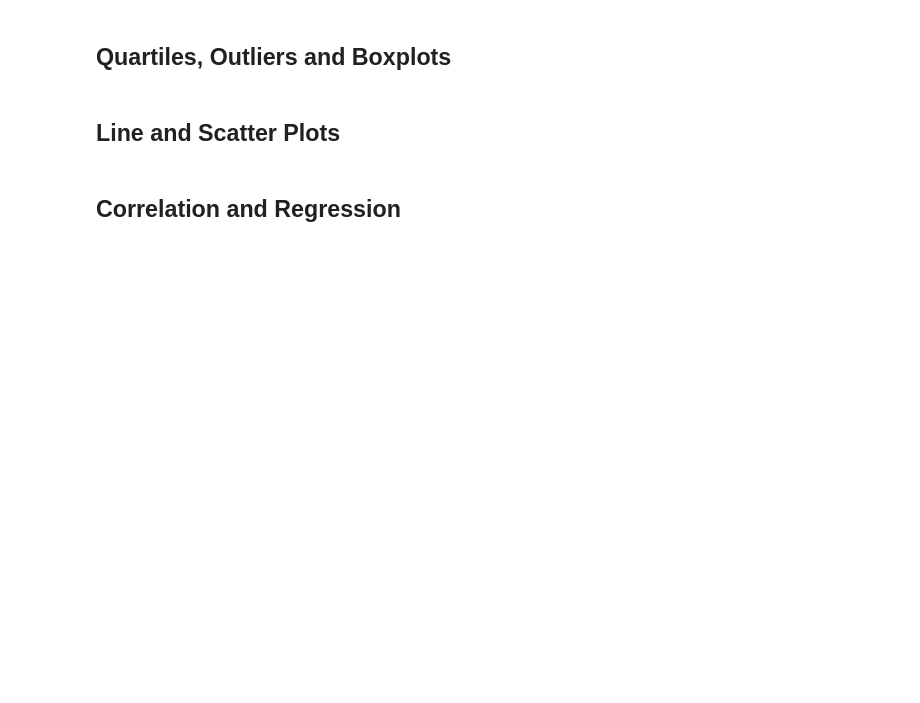
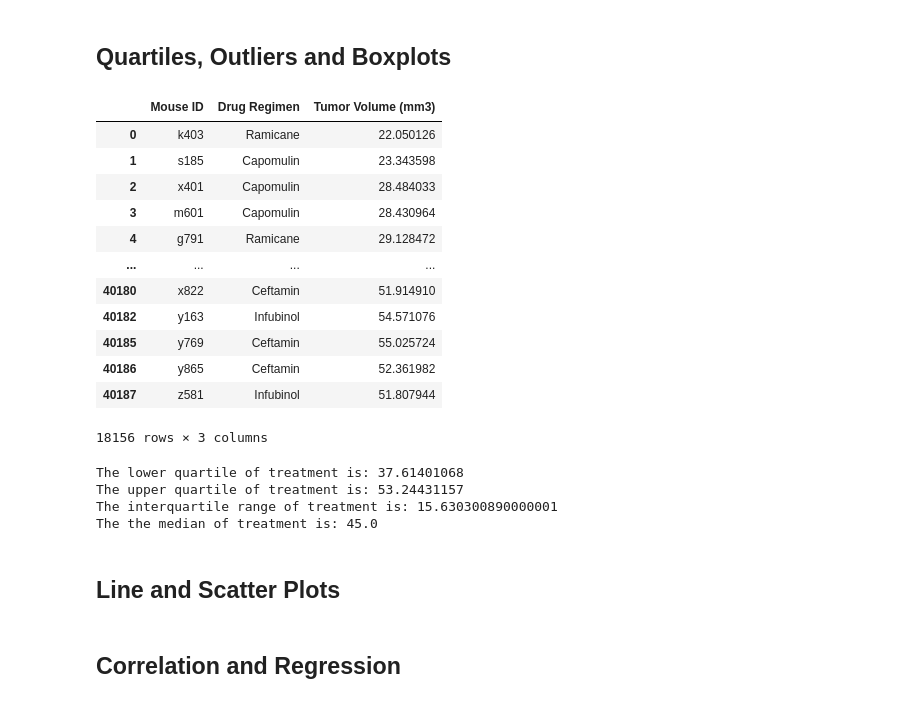
Before and after one commit to HaifaNajdawi/Matplotlib_The_power_of_plot, a Jupyter notebook: Pymaceuticals/pymaceuticals_starter.ipynb, the cells around one changed output. Cells and saved outputs as stored; diff of their text form; code cells hidden in the pictures; blank space fills up the shorter version.

Commit message:
Quartiles

```diff
--- a/Pymaceuticals/pymaceuticals_starter.ipynb
+++ b/Pymaceuticals/pymaceuticals_starter.ipynb
@@ -150,19 +169,50 @@ plt.show()
 # %%
 # Calculate the final tumor volume of each mouse across four of the treatment regimens:
 # Capomulin, Ramicane, Infubinol, and Ceftamin
 
+
 # Start by getting the last (greatest) timepoint for each mouse
-
-
+max_timepoint= clean_df.groupby('Mouse ID').max()["Timepoint"]
+max_timepoint
 # Merge this group df with the original dataframe to get the tumor volume at the last timepoint
+merge_df= pd.merge(max_timepoint,clean_df,on="Timepoint")
+tumor_vol = merge_df[(merge_df["Drug Regimen"] == 'Capomulin') | (merge_df["Drug Regimen"] == 'Ramicane') |
+(merge_df["Drug Regimen"] == 'Infubinol') | (merge_df["Drug Regimen"] == 'Ceftamin')
+]
+tumor_vol = tumor_vol[["Mouse ID","Drug Regimen","Tumor Volume (mm3)"]]
+tumor_vol
+# %% [output]
+|  | Mouse ID | Drug Regimen | Tumor Volume (mm3) |
+| 0 | k403 | Ramicane | 22.050126 |
+| 1 | s185 | Capomulin | 23.343598 |
+| 2 | x401 | Capomulin | 28.484033 |
+| 3 | m601 | Capomulin | 28.430964 |
+| 4 | g791 | Ramicane | 29.128472 |
+| ... | ... | ... | ... |
+| 40180 | x822 | Ceftamin | 51.914910 |
+| 40182 | y163 | Infubinol | 54.571076 |
+| 40185 | y769 | Ceftamin | 55.025724 |
+| 40186 | y865 | Ceftamin | 52.361982 |
+| 40187 | z581 | Infubinol | 51.807944 |
+18156 rows × 3 columns
 # %%
 # Put treatments into a list for for loop (and later for plot labels)
-
-
+tretment_list = tumor_vol["Drug Regimen"].unique().tolist()
+tretment_list
 # Create empty list to fill with tumor vol data (for plotting)
 
+tumor_vol_data = []
+# Calculate the IQR and quantitatively determine if there are any potential outliers.
+volume_of_tumor = tumor_vol["Tumor Volume (mm3)"]
+quartiles = volume_of_tumor.quantile([.25,.5,.75])
+lowerq = quartiles[0.25]
+upperq = quartiles[0.75]
+iqr = upperq-lowerq
 
-# Calculate the IQR and quantitatively determine if there are any potential outliers.
+print(f"The lower quartile of treatment is: {lowerq}")
+print(f"The upper quartile of treatment is: {upperq}")
+print(f"The interquartile range of treatment is: {iqr}")
+print(f"The the median of treatment is: {quartiles[0.5]} ")
 
 
     # Locate the rows which contain mice on each drug and get the tumor volumes
@@ -172,6 +222,11 @@ plt.show()
 
 
     # Determine outliers using upper and lower bounds
+# %% [output]
+The lower quartile of treatment is: 37.61401068
+The upper quartile of treatment is: 53.24431157
+The interquartile range of treatment is: 15.630300890000001
+The the median of treatment is: 45.0
 # %%
 # Generate a box plot of the final tumor volume of each mouse across four regimens of interest
 # %% [markdown]
```
Also changed, not shown: parts of 3 cells of this notebook.
